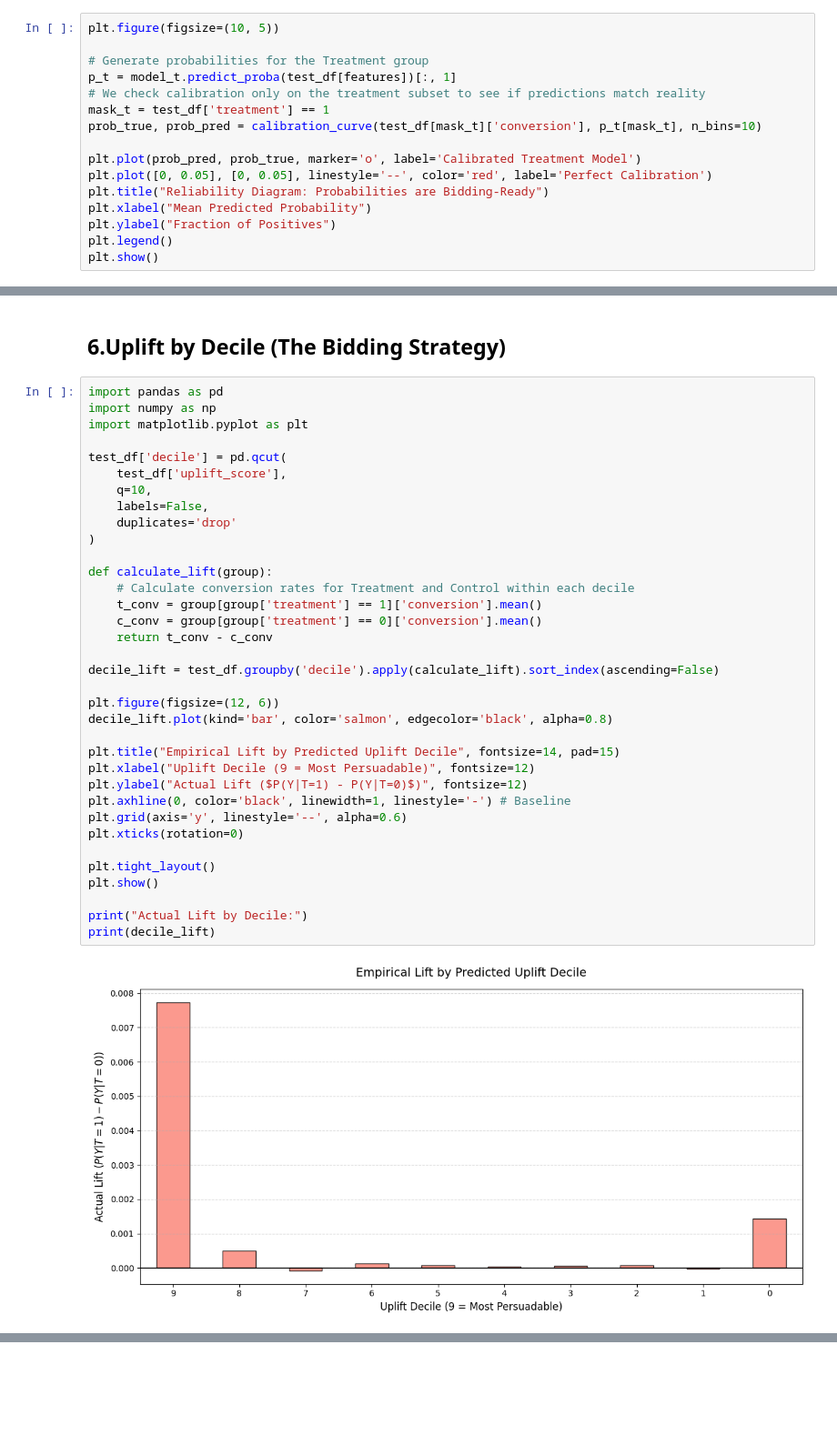
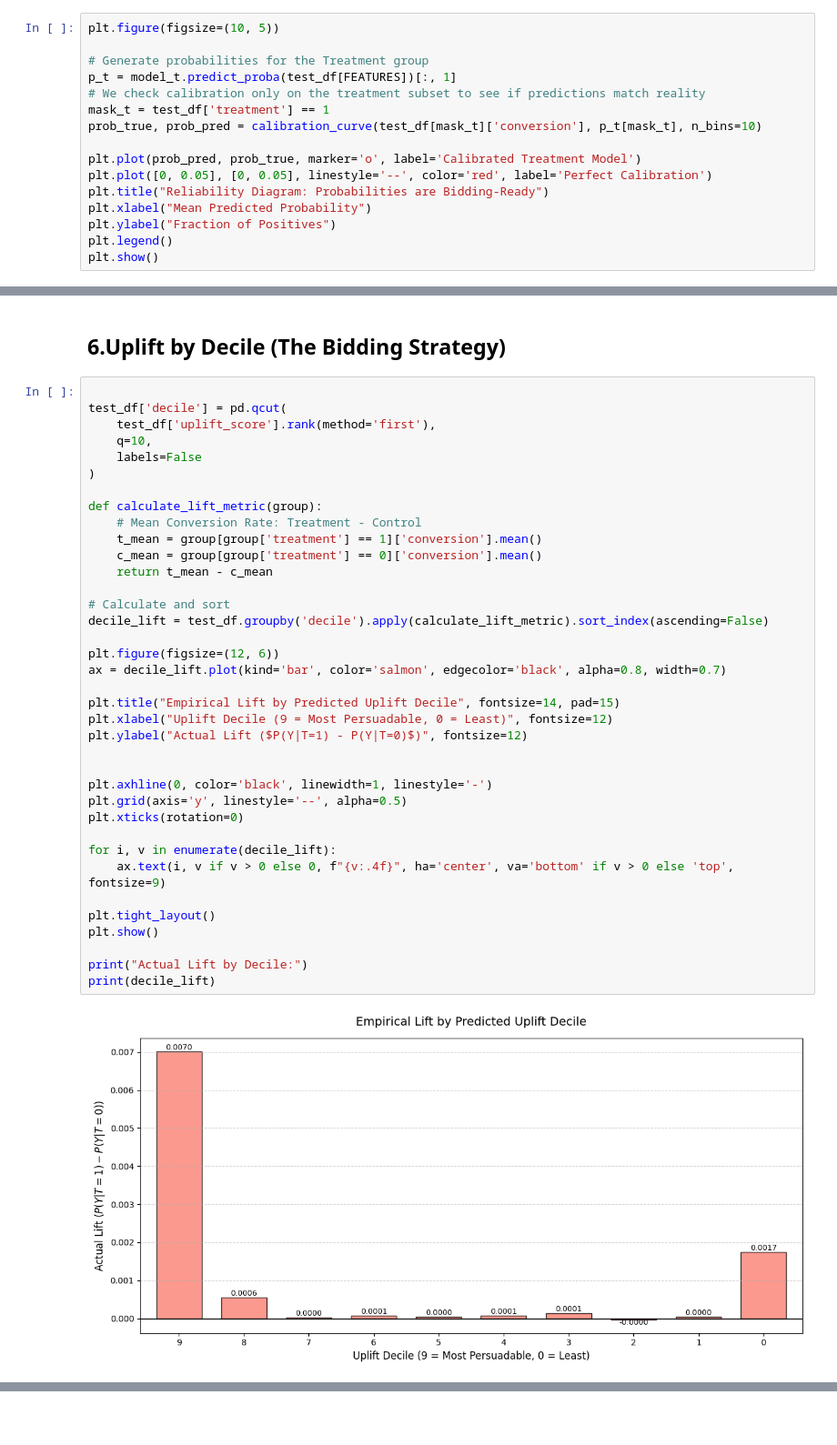
Before and after one commit to quannm11/intelligent-causal-dsp, a Jupyter notebook: notebooks/02_Model_Evaluation.ipynb, the cells around one changed output, grey strips where cells are left out. Shown at 91% size. Saved outputs shown, nothing was run; the diff lists cells and outputs as text; blank space fills up the shorter version.

```diff
--- a/notebooks/02_Model_Evaluation.ipynb
+++ b/notebooks/02_Model_Evaluation.ipynb
@@ -128,7 +148,7 @@ Features f11 and f10 are the dominant drivers of the model's decision-making. Th
 plt.figure(figsize=(10, 5))
 
 # Generate probabilities for the Treatment group
-p_t = model_t.predict_proba(test_df[features])[:, 1]
+p_t = model_t.predict_proba(test_df[FEATURES])[:, 1]
 # We check calibration only on the treatment subset to see if predictions match reality
 mask_t = test_df['treatment'] == 1
 prob_true, prob_pred = calibration_curve(test_df[mask_t]['conversion'], p_t[mask_t], n_bins=10)
@@ -243,41 +275,43 @@ The campaign can achieve maximum incremental gain by targeting only the top 3 de
 # %% [markdown]
 ## 6.Uplift by Decile (The Bidding Strategy)
 # %%
-import pandas as pd
-import numpy as np
-import matplotlib.pyplot as plt
 
 test_df['decile'] = pd.qcut(
-    test_df['uplift_score'],
+    test_df['uplift_score'].rank(method='first'),
     q=10,
-    labels=False,
-    duplicates='drop'
+    labels=False
 )
 
-def calculate_lift(group):
-    # Calculate conversion rates for Treatment and Control within each decile
-    t_conv = group[group['treatment'] == 1]['conversion'].mean()
-    c_conv = group[group['treatment'] == 0]['conversion'].mean()
-    return t_conv - c_conv
+def calculate_lift_metric(group):
+    # Mean Conversion Rate: Treatment - Control
+    t_mean = group[group['treatment'] == 1]['conversion'].mean()
+    c_mean = group[group['treatment'] == 0]['conversion'].mean()
+    return t_mean - c_mean
 
-decile_lift = test_df.groupby('decile').apply(calculate_lift).sort_index(ascending=False)
+# Calculate and sort
+decile_lift = test_df.groupby('decile').apply(calculate_lift_metric).sort_index(ascending=False)
 
 plt.figure(figsize=(12, 6))
-decile_lift.plot(kind='bar', color='salmon', edgecolor='black', alpha=0.8)
+ax = decile_lift.plot(kind='bar', color='salmon', edgecolor='black', alpha=0.8, width=0.7)
 
 plt.title("Empirical Lift by Predicted Uplift Decile", fontsize=14, pad=15)
-plt.xlabel("Uplift Decile (9 = Most Persuadable)", fontsize=12)
+plt.xlabel("Uplift Decile (9 = Most Persuadable, 0 = Least)", fontsize=12)
 plt.ylabel("Actual Lift ($P(Y|T=1) - P(Y|T=0)$)", fontsize=12)
-plt.axhline(0, color='black', linewidth=1, linestyle='-') # Baseline
-plt.grid(axis='y', linestyle='--', alpha=0.6)
+
+
+plt.axhline(0, color='black', linewidth=1, linestyle='-')
+plt.grid(axis='y', linestyle='--', alpha=0.5)
 plt.xticks(rotation=0)
+
+for i, v in enumerate(decile_lift):
+    ax.text(i, v if v > 0 else 0, f"{v:.4f}", ha='center', va='bottom' if v > 0 else 'top', fontsize=9)
 
 plt.tight_layout()
 plt.show()
 
 print("Actual Lift by Decile:")
 print(decile_lift)
 # %% [output]
-[figure, old version]
+[figure, new version]
 Actual Lift by Decile:
 decile
```
Also changed, not shown: parts of 13 cells of this notebook.
